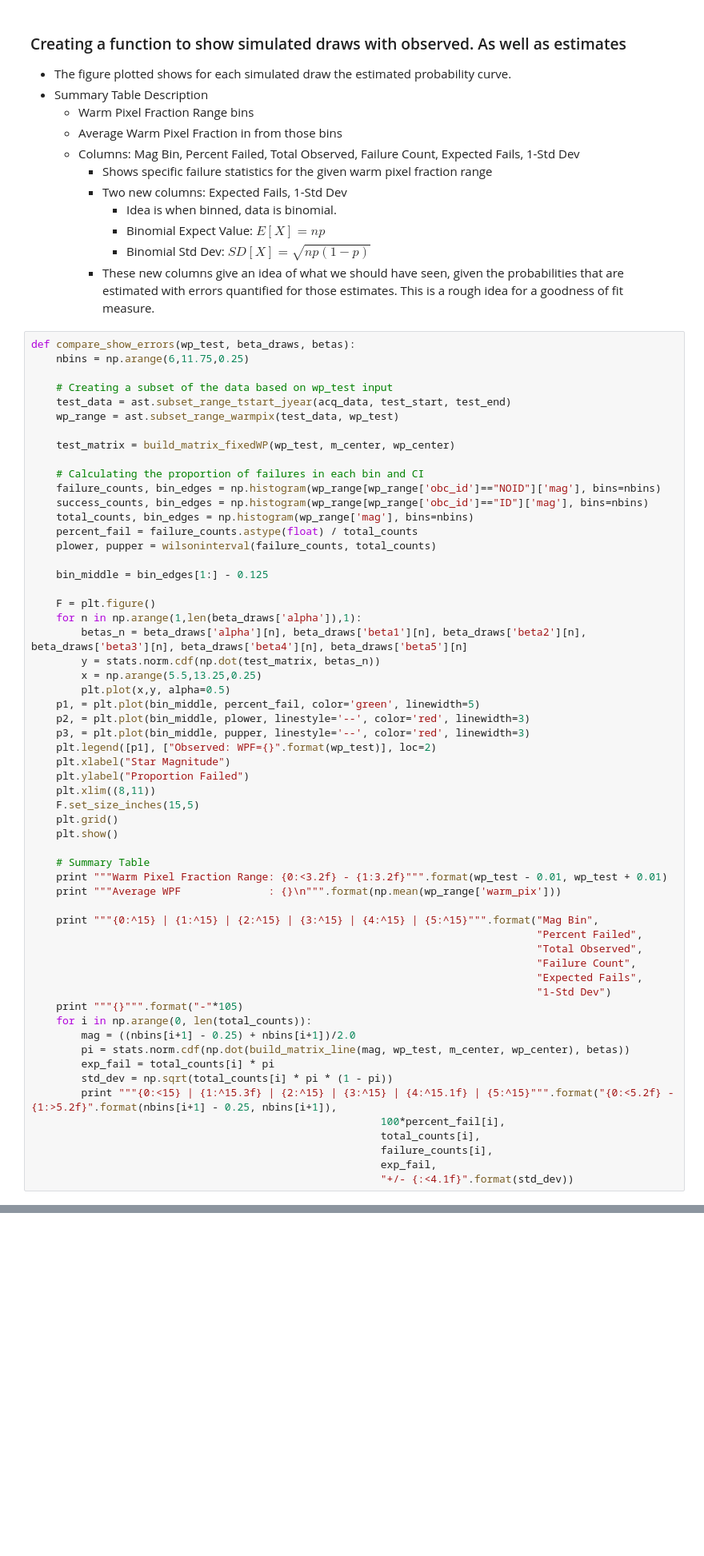
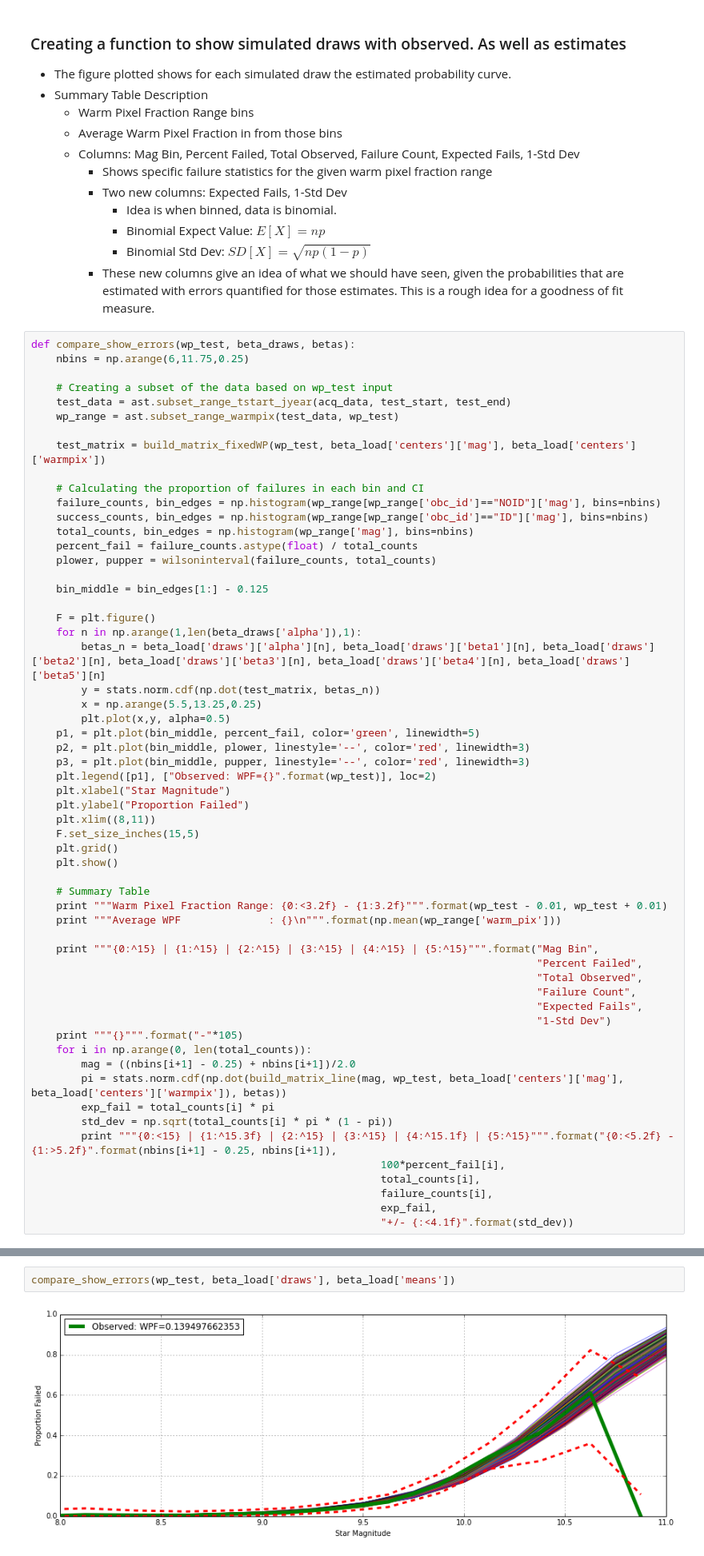
Before and after one commit to sot/aca_stats, a Jupyter notebook: acqstats_bp6_mainbook.ipynb, the cells around one changed output, grey strips where cells are left out. Shown at 80% size. Saved outputs shown, nothing was run; the diff lists cells and outputs as text; blank space fills up the shorter version.

```diff
--- a/acqstats_bp6_mainbook.ipynb
+++ b/acqstats_bp6_mainbook.ipynb
@@ -744,7 +737,7 @@ def compare_show_errors(wp_test, beta_draws, betas):
     test_data = ast.subset_range_tstart_jyear(acq_data, test_start, test_end)
     wp_range = ast.subset_range_warmpix(test_data, wp_test)
 
-    test_matrix = build_matrix_fixedWP(wp_test, m_center, wp_center)
+    test_matrix = build_matrix_fixedWP(wp_test, beta_load['centers']['mag'], beta_load['centers']['warmpix'])
 
     # Calculating the proportion of failures in each bin and CI
     failure_counts, bin_edges = np.histogram(wp_range[wp_range['obc_id']=="NOID"]['mag'], bins=nbins)
@@ -757,7 +750,7 @@ def compare_show_errors(wp_test, beta_draws, betas):
 
     F = plt.figure()
     for n in np.arange(1,len(beta_draws['alpha']),1):
-        betas_n = beta_draws['alpha'][n], beta_draws['beta1'][n], beta_draws['beta2'][n], beta_draws['beta3'][n], beta_draws['beta4'][n], beta_draws['beta5'][n]
+        betas_n = beta_load['draws']['alpha'][n], beta_load['draws']['beta1'][n], beta_load['draws']['beta2'][n], beta_load['draws']['beta3'][n], beta_load['draws']['beta4'][n], beta_load['draws']['beta5'][n]
         y = stats.norm.cdf(np.dot(test_matrix, betas_n))
         x = np.arange(5.5,13.25,0.25)
         plt.plot(x,y, alpha=0.5)
@@ -785,7 +778,7 @@ def compare_show_errors(wp_test, beta_draws, betas):
     print """{}""".format("-"*105)
     for i in np.arange(0, len(total_counts)):
         mag = ((nbins[i+1] - 0.25) + nbins[i+1])/2.0
-        pi = stats.norm.cdf(np.dot(build_matrix_line(mag, wp_test, m_center, wp_center), betas))
+        pi = stats.norm.cdf(np.dot(build_matrix_line(mag, wp_test, beta_load['centers']['mag'], beta_load['centers']['warmpix']), betas))
         exp_fail = total_counts[i] * pi
         std_dev = np.sqrt(total_counts[i] * pi * (1 - pi))
         print """{0:<15} | {1:^15.3f} | {2:^15} | {3:^15} | {4:^15.1f} | {5:^15}""".format("{0:<5.2f} - {1:>5.2f}".format(nbins[i+1] - 0.25, nbins[i+1]),
@@ -817,0 +790,4 @@ Average WPF              : 0.138132625378
+# %%
+compare_show_errors(wp_test, beta_load['draws'], beta_load['means'])
+# %% [output]
+[figure, added]
```
Also changed, not shown: parts of 63 cells of this notebook, 2 other files.
